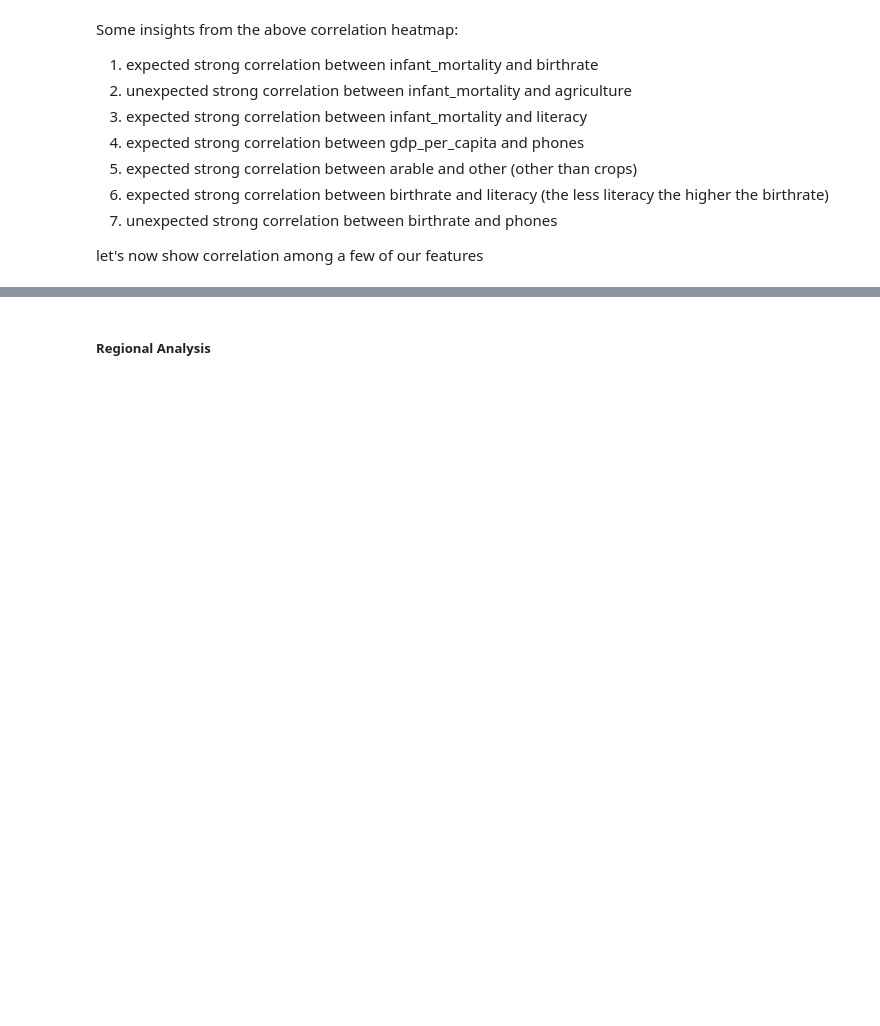
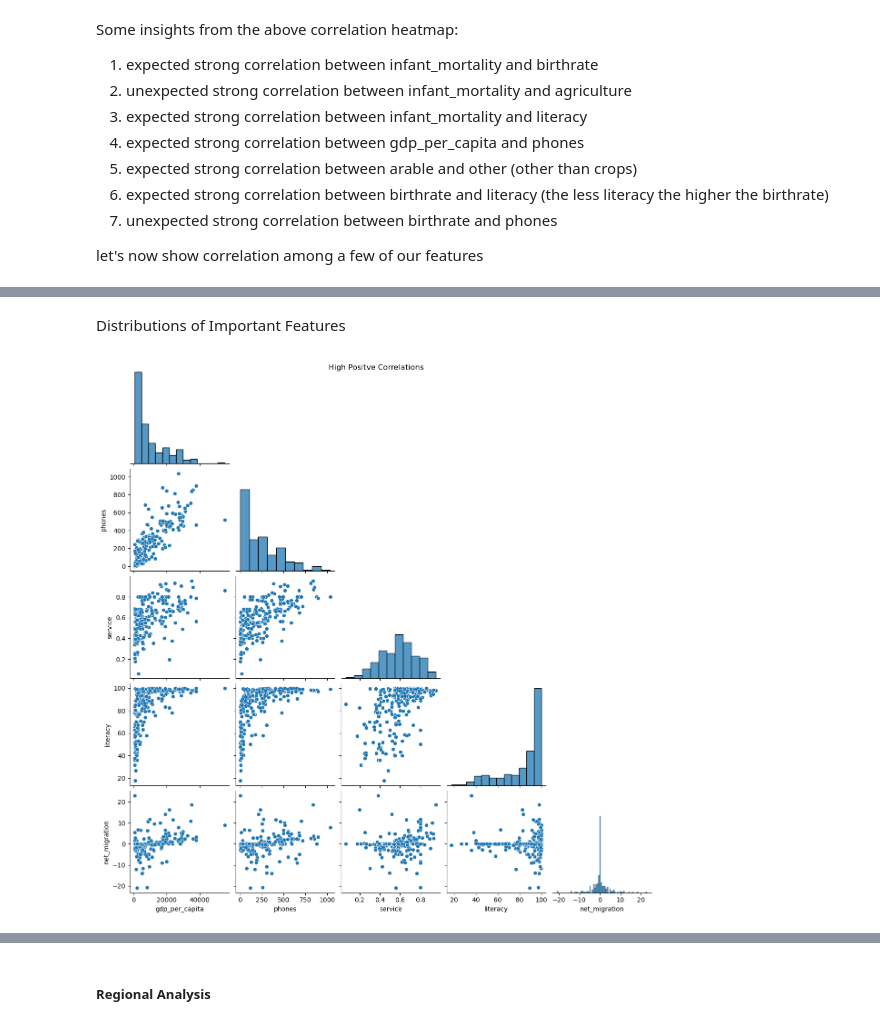
Before and after one commit to muammerkaan/Countries_GDP_prediction, a Jupyter notebook: World_Countries_Study_Final.ipynb, the cells around one changed output, grey strips where cells are left out. Saved outputs shown, nothing was run; the diff lists cells and outputs as text; code cells hidden in the pictures; blank space fills up the shorter version.

```diff
--- a/World_Countries_Study_Final.ipynb
+++ b/World_Countries_Study_Final.ipynb
@@ -412 +410,9 @@ Variables that have a correlation of over 0.3 with gdp_per_capita:
+# %% [markdown]
+Distributions of Important Features
+# %%
+g = sns.pairplot(data[['gdp_per_capita', 'phones', 'service', 'literacy', 'net_migration']], corner=True)
+g.fig.suptitle('High Positve Correlations')
+plt.show()
+# %% [output]
+[figure, added]
 # %%
```
Also changed, not shown: parts of 21 cells of this notebook, 2 other files.
